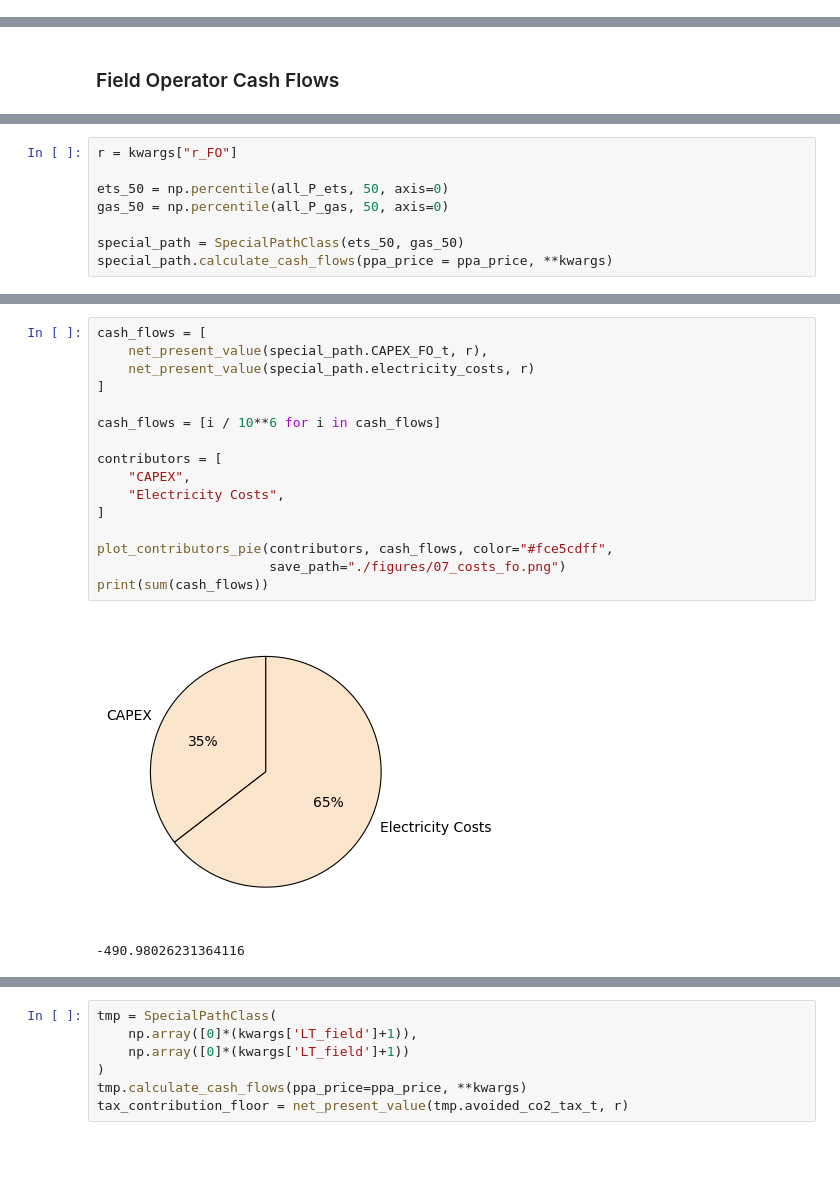
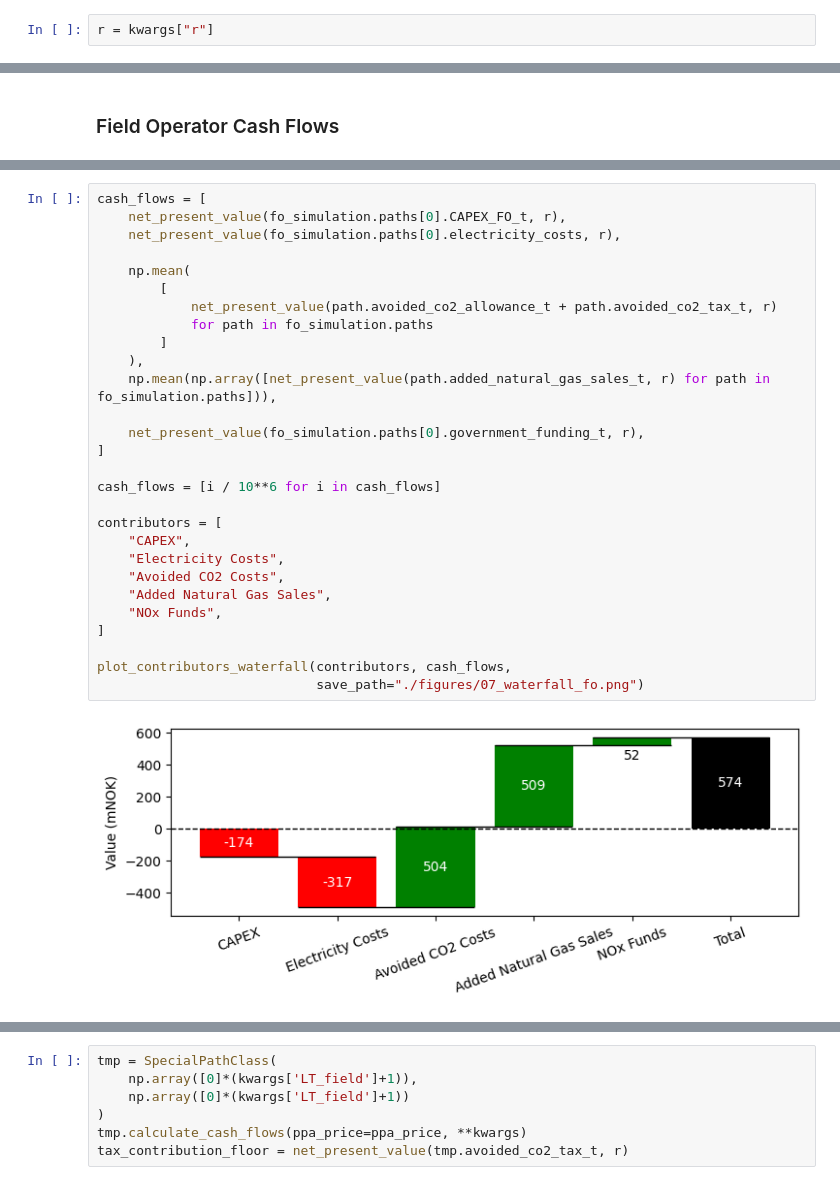
Before and after one commit to eivinddb/project_thesis, a Jupyter notebook: main.ipynb, the cells around one changed output, grey strips where cells are left out. Drawn from its saved outputs; the diff is of its cells as text; blank space fills up the shorter version.

```diff
--- a/main.ipynb
+++ b/main.ipynb
@@ -177,3 +137,5 @@ print(sum(cash_flows))
+# %%
+r = kwargs["r"]
 # %%
 cash_flows = [
     net_present_value(wc_simulation.paths[0].CAPEX_t, r),
@@ -324,8 +195,0 @@ class SpecialPathClass(MonteCarlo.Path):
-# %%
-r = kwargs["r_FO"]
-
-ets_50 = np.percentile(all_P_ets, 50, axis=0)
-gas_50 = np.percentile(all_P_gas, 50, axis=0)
-
-special_path = SpecialPathClass(ets_50, gas_50)
-special_path.calculate_cash_flows(ppa_price = ppa_price, **kwargs)
@@ -334,19 +217,30 @@ special_path.calculate_cash_flows(ppa_price = ppa_price, **kwargs)
 # %%
 cash_flows = [
-    net_present_value(special_path.CAPEX_FO_t, r),
-    net_present_value(special_path.electricity_costs, r)
+    net_present_value(fo_simulation.paths[0].CAPEX_FO_t, r),
+    net_present_value(fo_simulation.paths[0].electricity_costs, r),
+
+    np.mean(
+        [
+            net_present_value(path.avoided_co2_allowance_t + path.avoided_co2_tax_t, r)
+            for path in fo_simulation.paths
+        ]
+    ),
+    np.mean(np.array([net_present_value(path.added_natural_gas_sales_t, r) for path in fo_simulation.paths])),
+
+    net_present_value(fo_simulation.paths[0].government_funding_t, r),
 ]
 
 cash_flows = [i / 10**6 for i in cash_flows]
 
 contributors = [
     "CAPEX",
     "Electricity Costs",
+    "Avoided CO2 Costs",
+    "Added Natural Gas Sales",
+    "NOx Funds",
 ]
 
-plot_contributors_pie(contributors, cash_flows, color="#fce5cdff",
-                      save_path="./figures/07_costs_fo.png")
-print(sum(cash_flows))
+plot_contributors_waterfall(contributors, cash_flows,
+                            save_path="./figures/07_waterfall_fo.png")
 # %% [output]
-[figure, old version]
+[figure, new version]
--490.98026231364116
```
Also changed, not shown: parts of 118 cells of this notebook, 16 other files.
